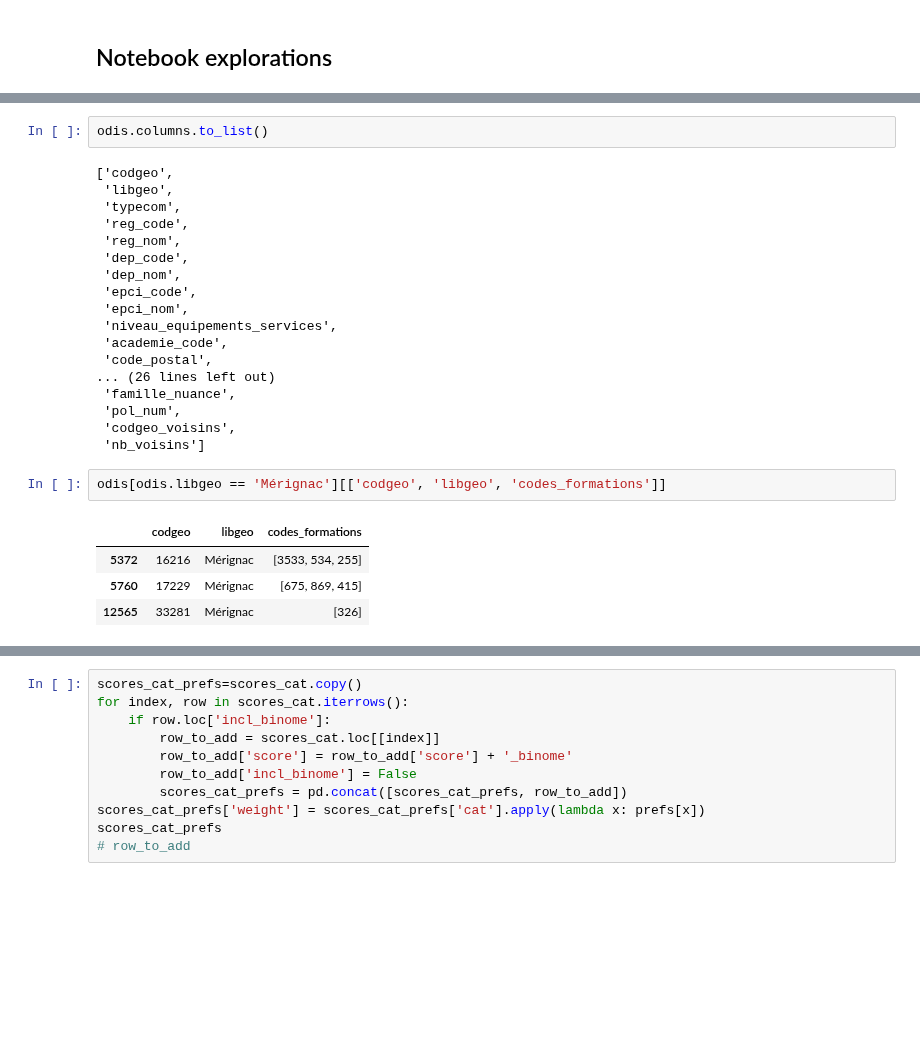
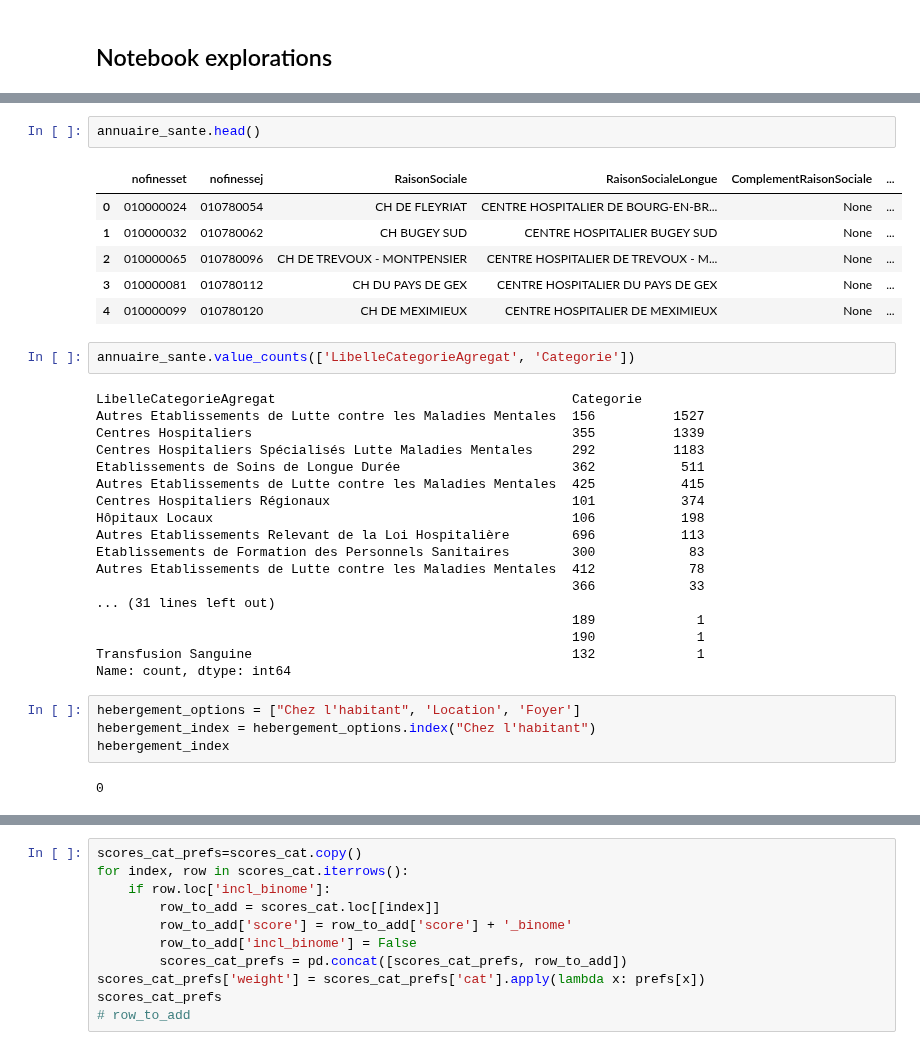
Before and after one commit to dataforgoodfr/13_odis, a Jupyter notebook: eda/notebooks/jacques-scoring.ipynb, the cells around one changed output, grey strips where cells are left out. Drawn from its saved outputs; the diff is of its cells as text; blank space fills up the shorter version.

```diff
--- a/eda/notebooks/jacques-scoring.ipynb
+++ b/eda/notebooks/jacques-scoring.ipynb
@@ -380,27 +403,35 @@ KeyError: 'poids_logement'
+# %%
+annuaire_sante.head()
+# %% [output]
+|  | nofinesset | nofinessej | RaisonSociale | RaisonSocialeLongue | ComplementRaisonSociale | ... |
+| 0 | 010000024 | 010780054 | CH DE FLEYRIAT | CENTRE HOSPITALIER DE BOURG-EN-BR... | None | ... |
+| 1 | 010000032 | 010780062 | CH BUGEY SUD | CENTRE HOSPITALIER BUGEY SUD | None | ... |
+| 2 | 010000065 | 010780096 | CH DE TREVOUX - MONTPENSIER | CENTRE HOSPITALIER DE TREVOUX - M... | None | ... |
+| 3 | 010000081 | 010780112 | CH DU PAYS DE GEX | CENTRE HOSPITALIER DU PAYS DE GEX | None | ... |
+| 4 | 010000099 | 010780120 | CH DE MEXIMIEUX | CENTRE HOSPITALIER DE MEXIMIEUX | None | ... |
 # %%
-odis.columns.to_list()
+annuaire_sante.value_counts(['LibelleCategorieAgregat', 'Categorie'])
 # %% [output]
-['codgeo',
- 'libgeo',
- 'typecom',
- 'reg_code',
- 'reg_nom',
- 'dep_code',
- 'dep_nom',
- 'epci_code',
- 'epci_nom',
- 'niveau_equipements_services',
- 'academie_code',
- 'code_postal',
-... (26 lines left out)
- 'famille_nuance',
- 'pol_num',
- 'codgeo_voisins',
- 'nb_voisins']
+LibelleCategorieAgregat                                      Categorie
+Autres Etablissements de Lutte contre les Maladies Mentales  156          1527
+Centres Hospitaliers                                         355          1339
+Centres Hospitaliers Spécialisés Lutte Maladies Mentales     292          1183
+Etablissements de Soins de Longue Durée                      362           511
+Autres Etablissements de Lutte contre les Maladies Mentales  425           415
+Centres Hospitaliers Régionaux                               101           374
+Hôpitaux Locaux                                              106           198
+Autres Etablissements Relevant de la Loi Hospitalière        696           113
+Etablissements de Formation des Personnels Sanitaires        300            83
+Autres Etablissements de Lutte contre les Maladies Mentales  412            78
+                                                             366            33
+... (31 lines left out)
+                                                             189             1
+                                                             190             1
+Transfusion Sanguine                                         132             1
+Name: count, dtype: int64
 # %%
-odis[odis.libgeo == 'Mérignac'][['codgeo', 'libgeo', 'codes_formations']]
+hebergement_options = ["Chez l'habitant", 'Location', 'Foyer']
+hebergement_index = hebergement_options.index("Chez l'habitant")
+hebergement_index
 # %% [output]
-|  | codgeo | libgeo | codes_formations |
-| 5372 | 16216 | Mérignac | [3533, 534, 255] |
-| 5760 | 17229 | Mérignac | [675, 869, 415] |
-| 12565 | 33281 | Mérignac | [326] |
+0
```
Also changed, not shown: parts of 12 cells of this notebook, 1 other file.
